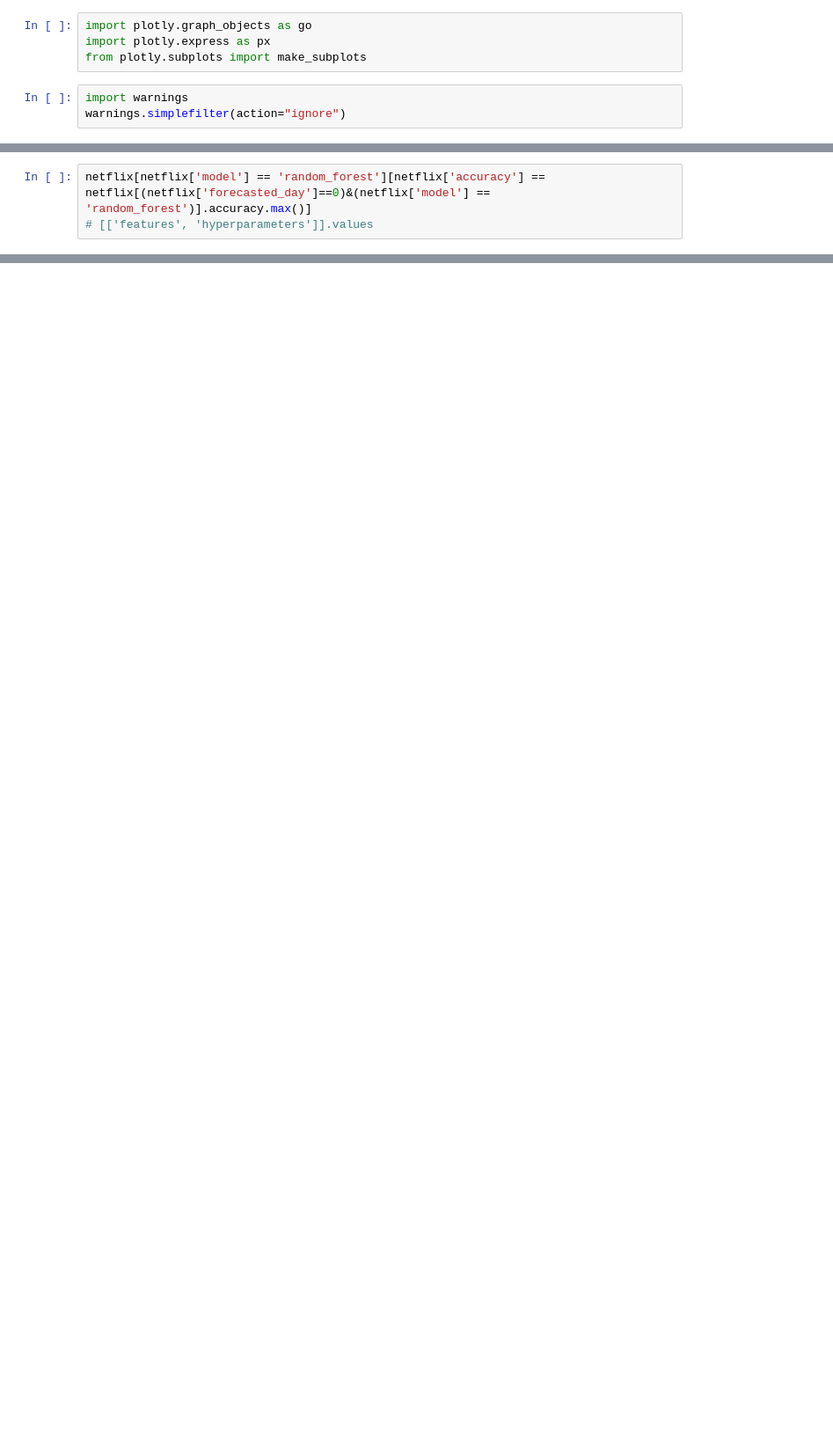
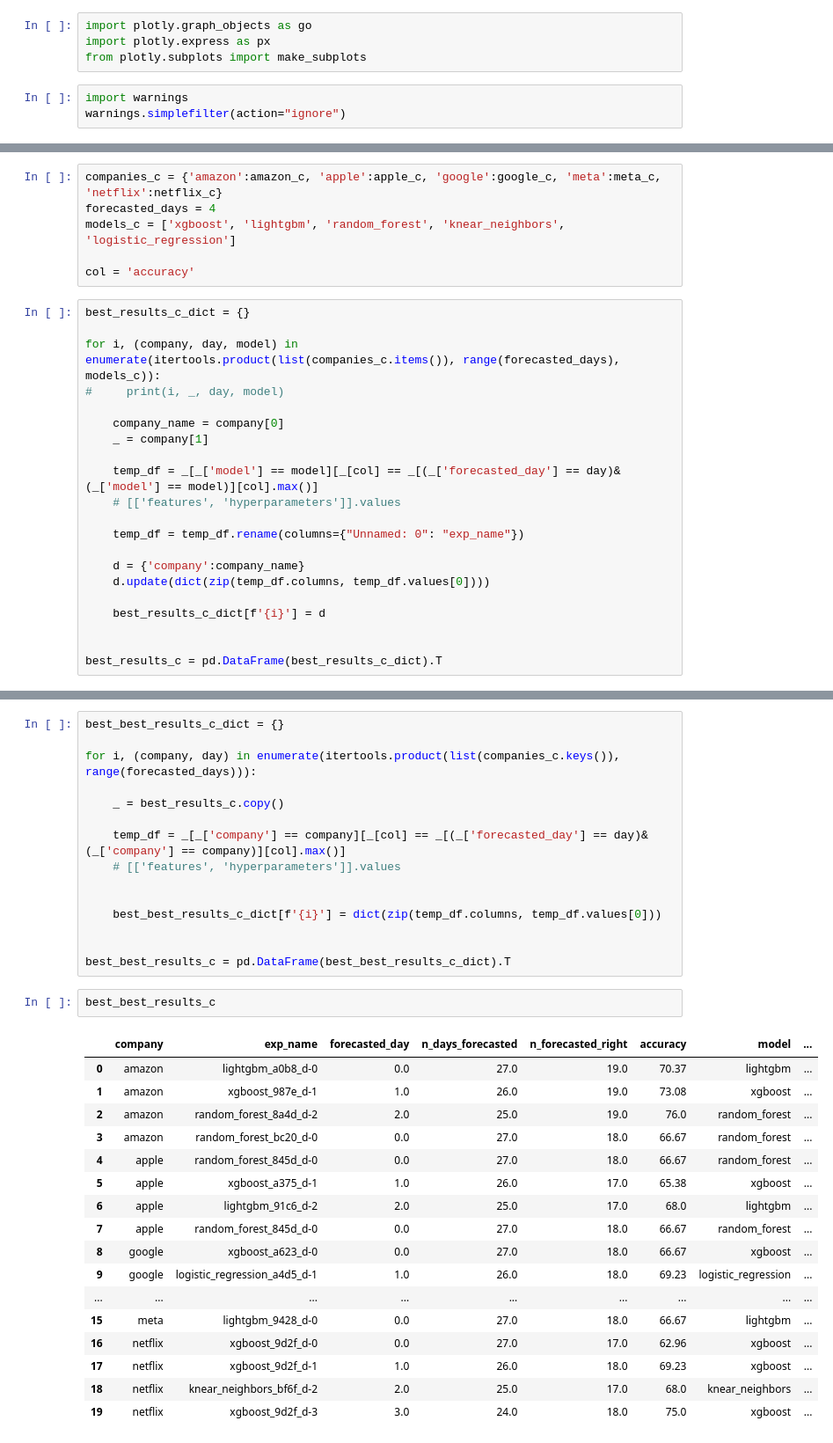
Before and after one commit to pyOctopuss/diploma_project, a Jupyter notebook: view_statistics.ipynb, the cells around one changed output, grey strips where cells are left out. Shown: that part at 88% size. Cells and saved outputs as stored; diff of their text form; blank space fills up the shorter version.

Commit message:
added code for regression statistics

```diff
--- a/view_statistics.ipynb
+++ b/view_statistics.ipynb
@@ -44,3 +46,27 @@ netflix = pd.read_csv(path[4])
+# %%
+companies_c = {'amazon':amazon_c, 'apple':apple_c, 'google':google_c, 'meta':meta_c, 'netflix':netflix_c}
+forecasted_days = 4
+models_c = ['xgboost', 'lightgbm', 'random_forest', 'knear_neighbors', 'logistic_regression']
+
+col = 'accuracy'
 # %%
-netflix[netflix['model'] == 'random_forest'][netflix['accuracy'] == netflix[(netflix['forecasted_day']==0)&(netflix['model'] == 'random_forest')].accuracy.max()]
-# [['features', 'hyperparameters']].values
+best_results_c_dict = {}
+
+for i, (company, day, model) in enumerate(itertools.product(list(companies_c.items()), range(forecasted_days), models_c)):
+#     print(i, _, day, model)
+
+    company_name = company[0]
+    _ = company[1]
+
+    temp_df = _[_['model'] == model][_[col] == _[(_['forecasted_day'] == day)&(_['model'] == model)][col].max()]
+    # [['features', 'hyperparameters']].values
+
+    temp_df = temp_df.rename(columns={"Unnamed: 0": "exp_name"})
+
+    d = {'company':company_name}
+    d.update(dict(zip(temp_df.columns, temp_df.values[0])))
+
+    best_results_c_dict[f'{i}'] = d
+
+
+best_results_c = pd.DataFrame(best_results_c_dict).T
@@ -49,0 +81,35 @@ netflix[netflix['model'] == 'random_forest'][netflix['accuracy'] == netflix[(net
+# %%
+best_best_results_c_dict = {}
+
+for i, (company, day) in enumerate(itertools.product(list(companies_c.keys()), range(forecasted_days))):
+
+    _ = best_results_c.copy()
+
+    temp_df = _[_['company'] == company][_[col] == _[(_['forecasted_day'] == day)&(_['company'] == company)][col].max()]
+    # [['features', 'hyperparameters']].values
+
+
+    best_best_results_c_dict[f'{i}'] = dict(zip(temp_df.columns, temp_df.values[0]))
+
+
+best_best_results_c = pd.DataFrame(best_best_results_c_dict).T
+# %%
+best_best_results_c
+# %% [output]
+|  | company | exp_name | forecasted_day | n_days_forecasted | n_forecasted_right | accuracy | model | ... |
+| 0 | amazon | lightgbm_a0b8_d-0 | 0.0 | 27.0 | 19.0 | 70.37 | lightgbm | ... |
+| 1 | amazon | xgboost_987e_d-1 | 1.0 | 26.0 | 19.0 | 73.08 | xgboost | ... |
+| 2 | amazon | random_forest_8a4d_d-2 | 2.0 | 25.0 | 19.0 | 76.0 | random_forest | ... |
+| 3 | amazon | random_forest_bc20_d-0 | 0.0 | 27.0 | 18.0 | 66.67 | random_forest | ... |
+| 4 | apple | random_forest_845d_d-0 | 0.0 | 27.0 | 18.0 | 66.67 | random_forest | ... |
+| 5 | apple | xgboost_a375_d-1 | 1.0 | 26.0 | 17.0 | 65.38 | xgboost | ... |
+| 6 | apple | lightgbm_91c6_d-2 | 2.0 | 25.0 | 17.0 | 68.0 | lightgbm | ... |
+| 7 | apple | random_forest_845d_d-0 | 0.0 | 27.0 | 18.0 | 66.67 | random_forest | ... |
+| 8 | google | xgboost_a623_d-0 | 0.0 | 27.0 | 18.0 | 66.67 | xgboost | ... |
+| 9 | google | logistic_regression_a4d5_d-1 | 1.0 | 26.0 | 18.0 | 69.23 | logistic_regression | ... |
+| ... | ... | ... | ... | ... | ... | ... | ... | ... |
+| 15 | meta | lightgbm_9428_d-0 | 0.0 | 27.0 | 18.0 | 66.67 | lightgbm | ... |
+| 16 | netflix | xgboost_9d2f_d-0 | 0.0 | 27.0 | 17.0 | 62.96 | xgboost | ... |
+| 17 | netflix | xgboost_9d2f_d-1 | 1.0 | 26.0 | 18.0 | 69.23 | xgboost | ... |
+| 18 | netflix | knear_neighbors_bf6f_d-2 | 2.0 | 25.0 | 17.0 | 68.0 | knear_neighbors | ... |
+| 19 | netflix | xgboost_9d2f_d-3 | 3.0 | 24.0 | 18.0 | 75.0 | xgboost | ... |
```
Also changed, not shown: parts of 14 cells of this notebook.
